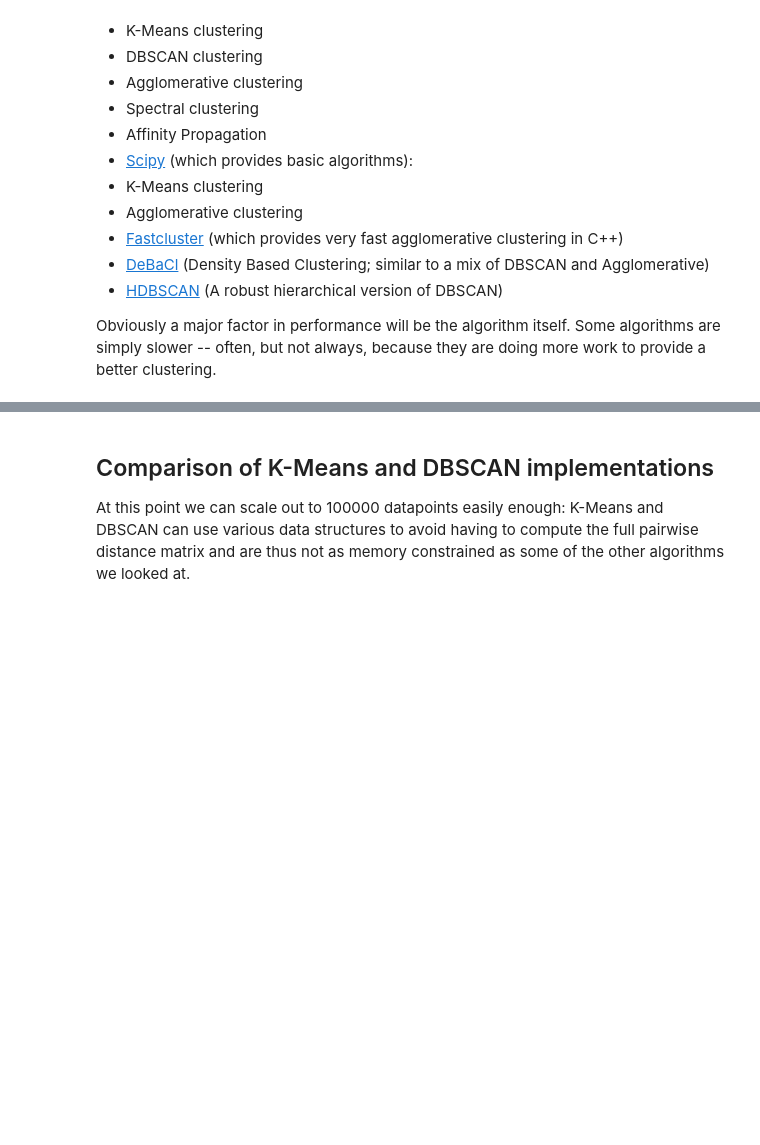
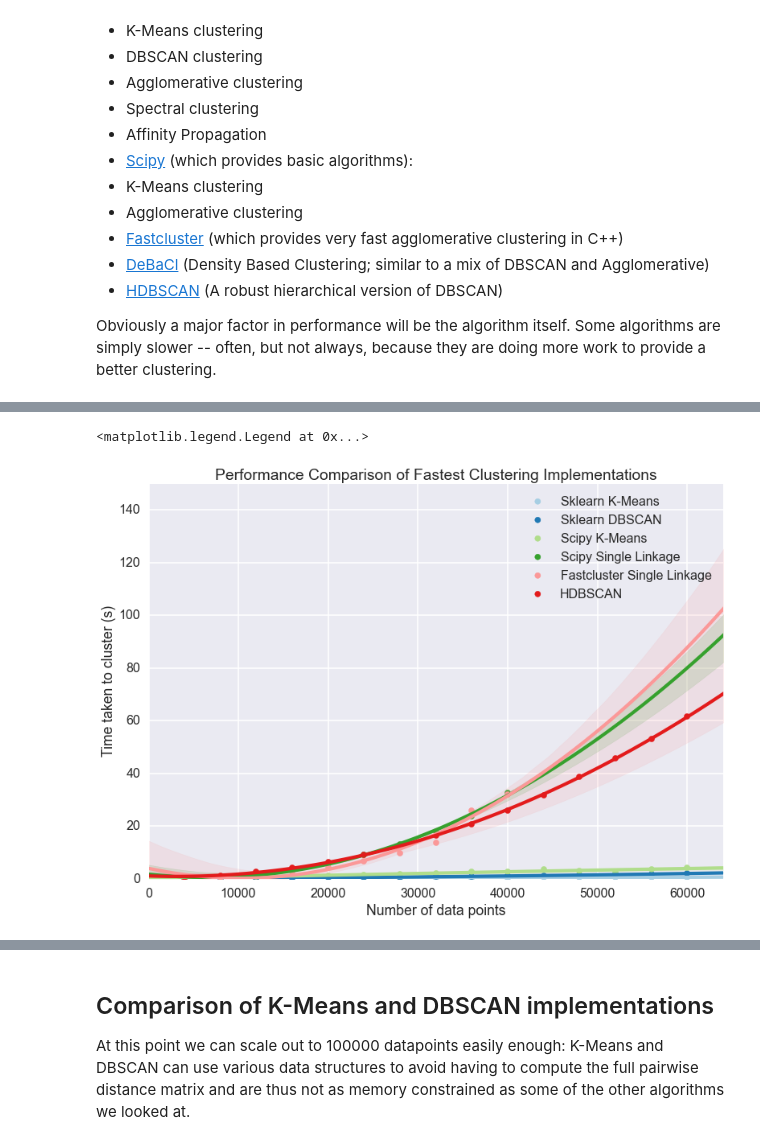
Before and after one commit to scikit-learn-contrib/hdbscan, a Jupyter notebook: notebooks/Benchmarking scalability of clustering implementations.ipynb, the cells around one changed output, grey strips where cells are left out. Drawn from its saved outputs; the diff is of its cells as text; code cells hidden in the pictures; blank space fills up the shorter version.

```diff
--- a/notebooks/Benchmarking scalability of clustering implementations.ipynb
+++ b/notebooks/Benchmarking scalability of clustering implementations.ipynb
@@ -177 +226,16 @@ plt.legend()
+# %%
+sns.regplot(x='x', y='y', data=large_k_means_data, order=2, label='Sklearn K-Means', x_estimator=np.mean)
+sns.regplot(x='x', y='y', data=large_dbscan_data, order=2, label='Sklearn DBSCAN', x_estimator=np.mean)
+sns.regplot(x='x', y='y', data=large_scipy_k_means_data, order=2, label='Scipy K-Means', x_estimator=np.mean)
+sns.regplot(x='x', y='y', data=large_scipy_single_data[:10], order=2, label='Scipy Single Linkage', x_estimator=np.mean)
+sns.regplot(x='x', y='y', data=large_fastclust_data[:10], order=2, label='Fastcluster Single Linkage', x_estimator=np.mean)
+sns.regplot(x='x', y='y', data=large_hdbscan_data, order=2, label='HDBSCAN', x_estimator=np.mean)
+plt.gca().axis([0, 64000, 0, 150])
+plt.gca().set_xlabel('Number of data points')
+plt.gca().set_ylabel('Time taken to cluster (s)')
+plt.title('Performance Comparison of Fastest Clustering Implementations')
+plt.legend()
+# %% [output]
+<matplotlib.legend.Legend at 0x...>
+[figure, added]
 # %% [markdown]
```
Also changed, not shown: parts of 29 cells of this notebook.
